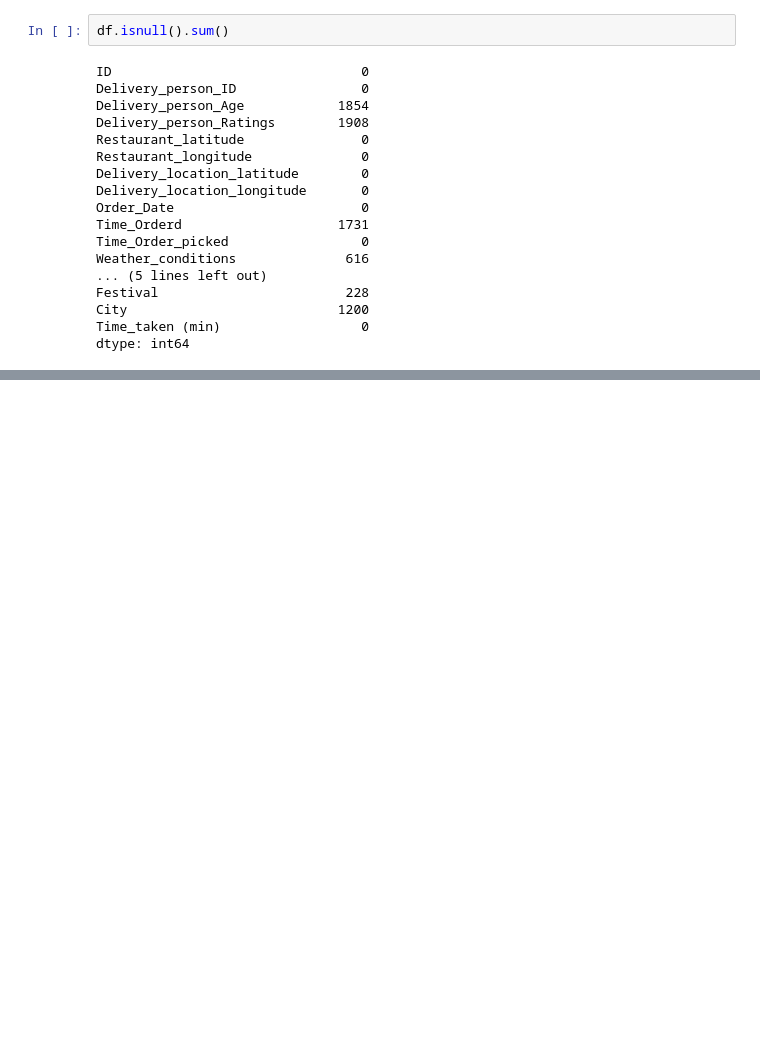
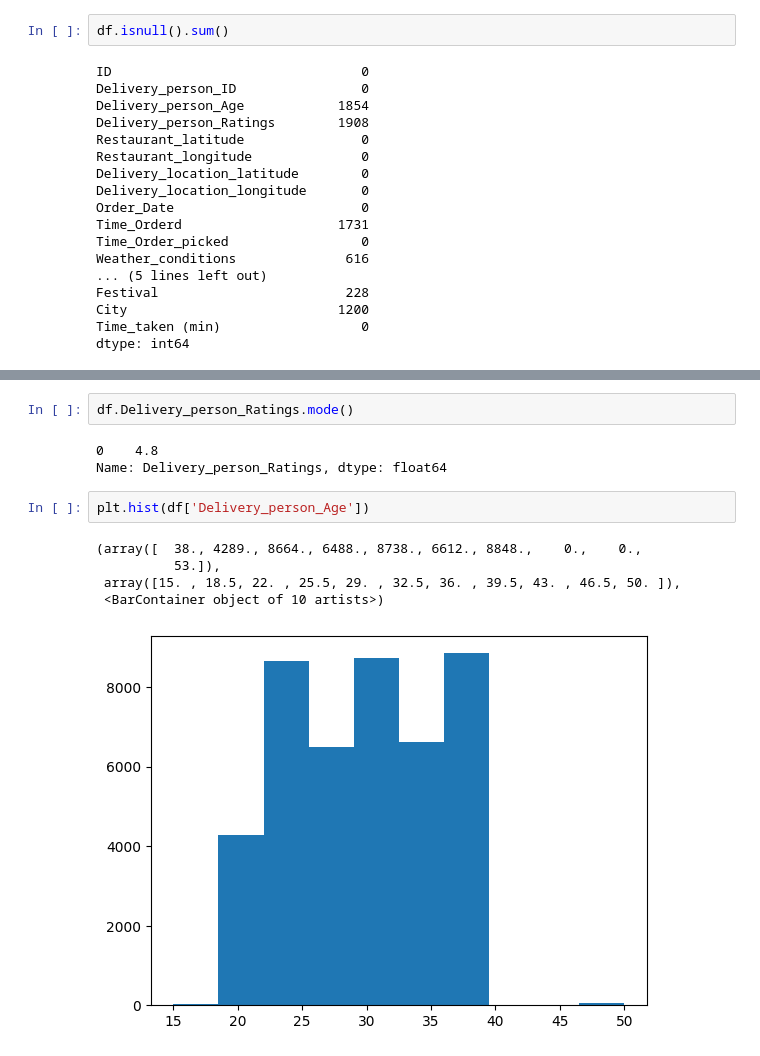
Before and after one commit to Aminsharif/st_assigment, a Jupyter notebook: notebooks/EDA.ipynb, the cells around one changed output, grey strips where cells are left out. Saved outputs shown, nothing was run; the diff lists cells and outputs as text; blank space fills up the shorter version.

```diff
--- a/notebooks/EDA.ipynb
+++ b/notebooks/EDA.ipynb
@@ -136,0 +328,13 @@ df['color'] = df['color'].map(color_map)
+# %%
+df.Delivery_person_Ratings.mode()
+# %% [output]
+0    4.8
+Name: Delivery_person_Ratings, dtype: float64
+# %%
+plt.hist(df['Delivery_person_Age'])
+# %% [output]
+(array([  38., 4289., 8664., 6488., 8738., 6612., 8848.,    0.,    0.,
+          53.]),
+ array([15. , 18.5, 22. , 25.5, 29. , 32.5, 36. , 39.5, 43. , 46.5, 50. ]),
+ <BarContainer object of 10 artists>)
+[figure, added]
```
Also changed, not shown: parts of 63 cells of this notebook.
